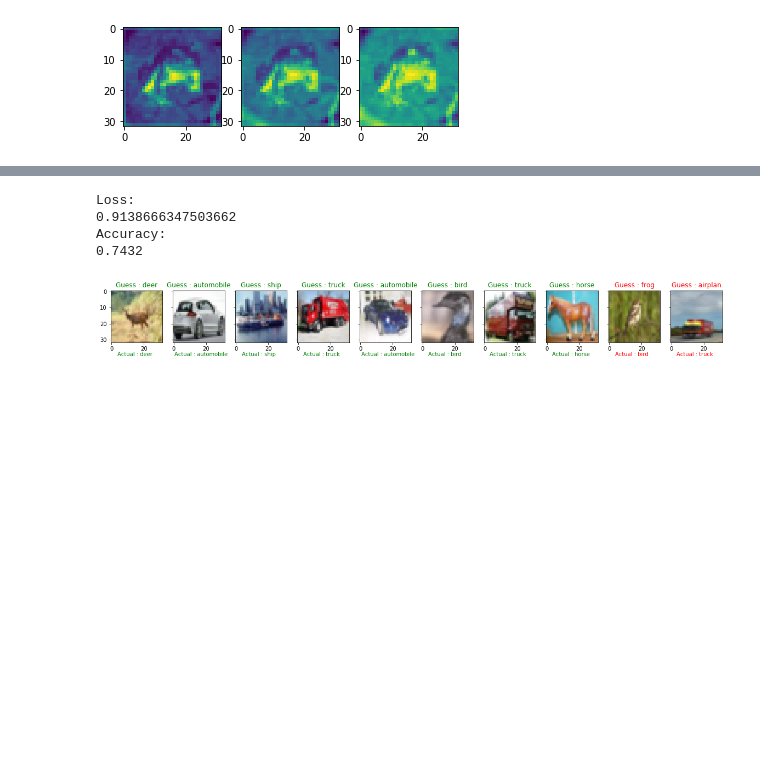
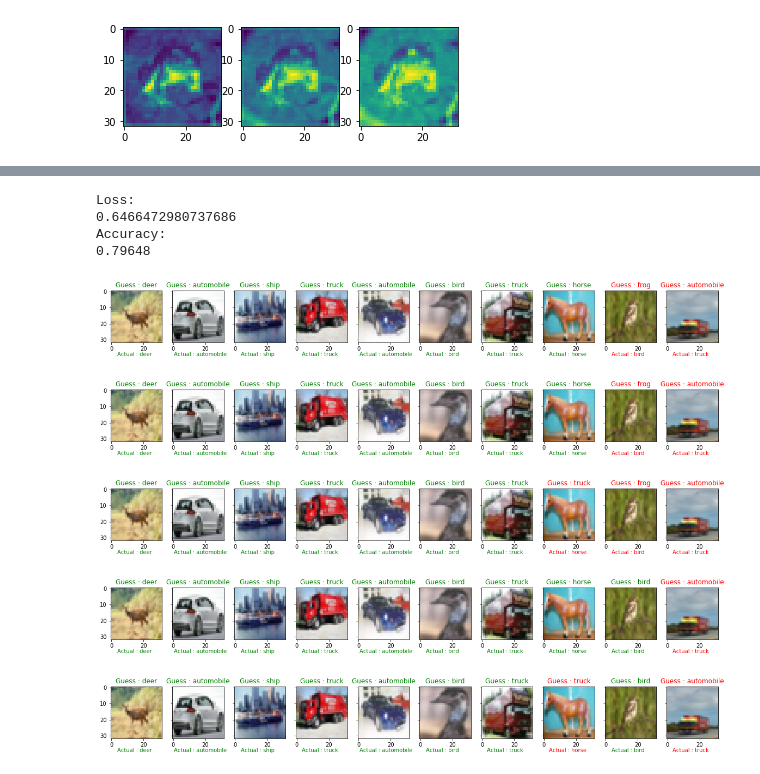
Before and after one commit to OtGabaldon/MachineLearningSpring2019, a Jupyter notebook: cifar10/CNN_V4.ipynb, the cells around one changed output, grey strips where cells are left out. Saved outputs shown, nothing was run; the diff lists cells and outputs as text; code cells hidden in the pictures; blank space fills up the shorter version.

```diff
--- a/cifar10/CNN_V4.ipynb
+++ b/cifar10/CNN_V4.ipynb
@@ -159,6 +206,11 @@ Validation Acuracy:
 # %%
-loss, acc = model.evaluate(
+lossList=[]
+accList=[]
+for model in modelList:
+    loss, acc = model.evaluate(
     x=test_images/255.,
     y=test_labels_categorical
-)
+    )
+    lossList.append(loss)
+    accList.append(acc)
 # %% [output]
@@ -166,19 +222,26 @@ loss, acc = model.evaluate(
-# %%
-print("Loss: ")
-print(loss)
-print("Accuracy: ")
-print(acc)
-# %% [output]
-Loss:
-0.9138666347503662
-Accuracy:
-0.7432
+# %%
+lossTot = 0
+accTot = 0
+for i in np.arange(0,len(lossList)):
+    lossTot += lossList[i]
+    accTot += accList[i]
+
+loss = lossTot/5
+acc = accTot/5
+
+print("Loss: ")
+print(loss)
+print("Accuracy: ")
+print(acc)
+# %% [output]
+Loss:
+0.6466472980737686
+Accuracy:
+0.79648
 # %%
 import numpy as np
 import tensorflow as tf
 from keras.models import load_model
-
-model = load_model('Attempt_3_1.h5')
 # %%
 def get_examples(start,end,height = 10, width = 20):
     class_names = ['airplan', 'automobile', 'bird', 'cat', 'deer', 'dog', 'frog', 'horse', 'ship', 'truck']
@@ -213,7 +276,14 @@ def get_examples(start,end,height = 10, width = 20):
         axs[guessNumber].text(xpos,40, "Actual : " + actual,color=color)
         guessNumber += 1
     f.show()
-# %%
-get_examples(130,140,20,20)
-# %% [output]
-[figure, removed]
+# %%
+for i,model in enumerate(modelList):
+    path = "Attempt_4_1_"+str(i)+".h5"
+    model = load_model(path)
+    get_examples(130,140,20,20)
+# %% [output]
+[figure, added]
+[figure, added]
+[figure, added]
+[figure, added]
+[figure, added]
```
Also changed, not shown: parts of 7 cells of this notebook, 8 other files.
